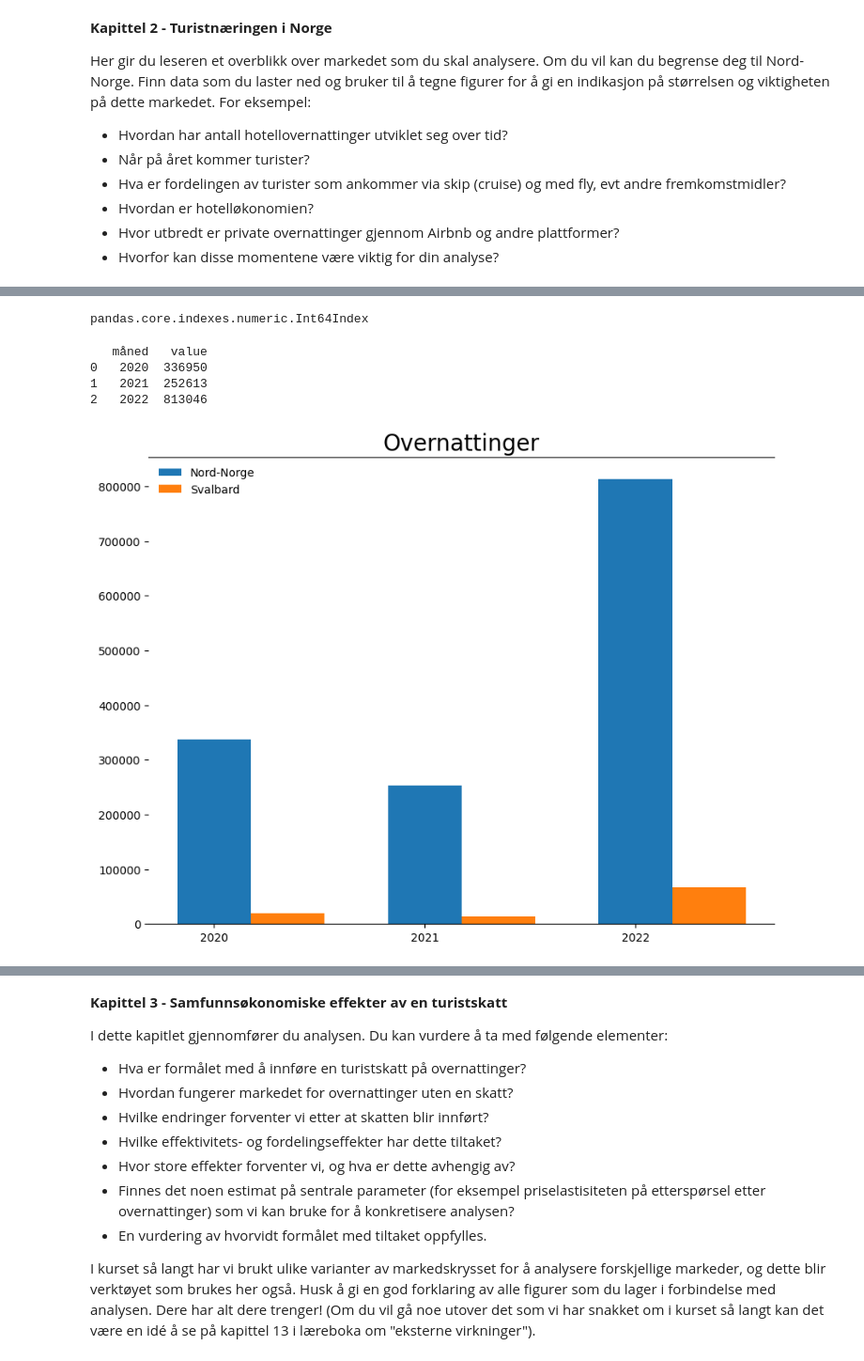
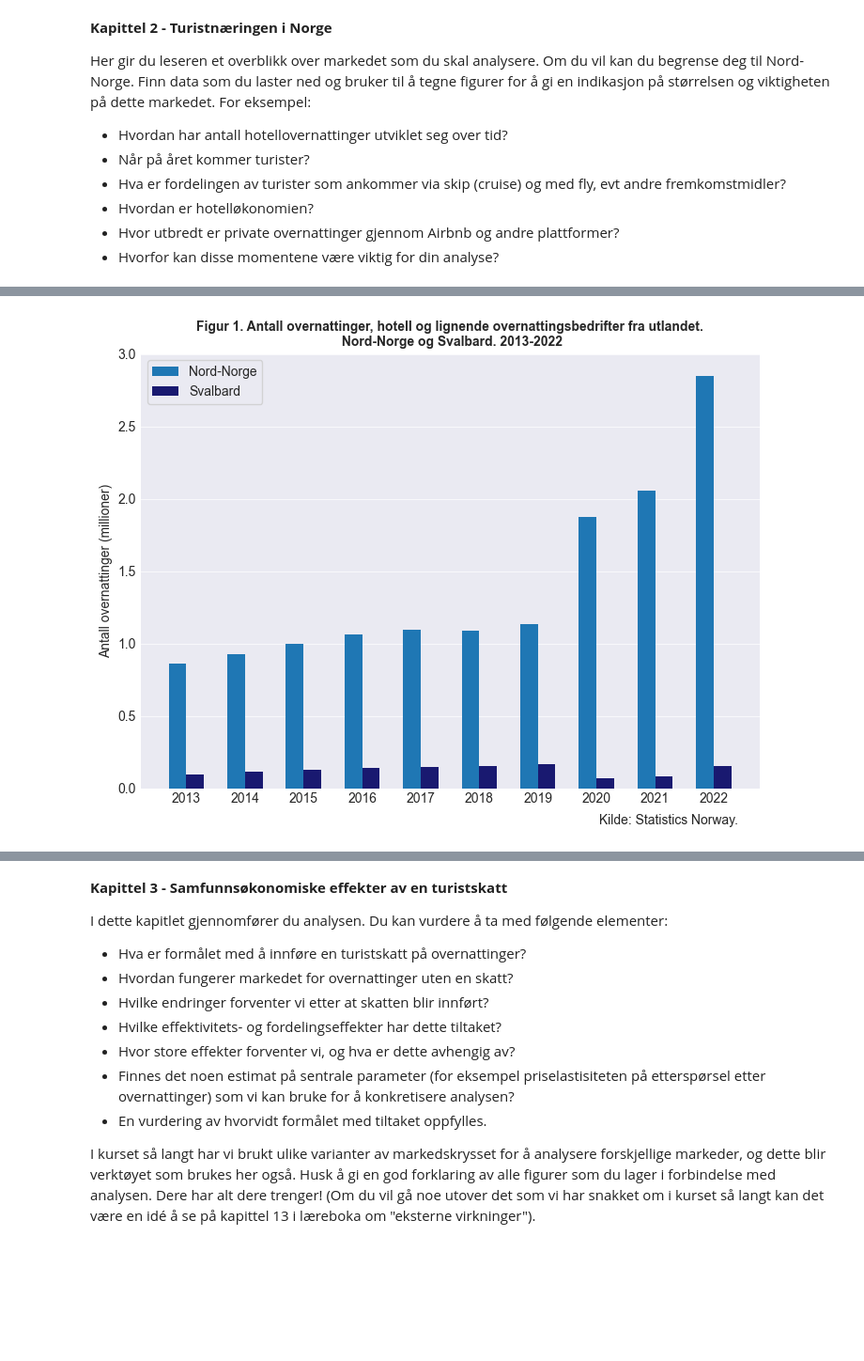
Before and after one commit to DanielFabioG/SOK-1003-og-SOK-1006, a Jupyter notebook: sok-1006/Mappeoppgaver/Mikro_V2023_1006.ipynb, the cells around one changed output, grey strips where cells are left out. Shown: that part at 94% size. Saved outputs shown, nothing was run; the diff lists cells and outputs as text; code cells hidden in the pictures; blank space fills up the shorter version.

Commit message:
new figure

```diff
--- a/sok-1006/Mappeoppgaver/Mikro_V2023_1006.ipynb
+++ b/sok-1006/Mappeoppgaver/Mikro_V2023_1006.ipynb
@@ -238,8 +242,0 @@ nord_norge_df
-# %%
-nord_norge_df= nord_norge_df.copy()
-
-nord_norge_df['måned'] = pd.to_datetime(nord_norge_df['måned'], format='%Y-%m')
-
-type(nord_norge_df.index)
-# %% [output]
-pandas.core.indexes.numeric.Int64Index
@@ -251,27 +242,0 @@ nord_norge_df = nord_norge_df.groupby(nord_norge_df['måned'].dt.year).agg({
-# %%
-nord_norge_df=nord_norge_df.reset_index()
-print(nord_norge_df)
-# %% [output]
-   måned   value
-0   2020  336950
-1   2021  252613
-2   2022  813046
-# %%
-x=nord_norge_df['måned'].astype("string") ## Read as string
-y=nord_norge_df['value']
-fig, ax = plt.subplots(figsize=(10, 7.5))
-
-# Calculate the width of each bar
-width = 0.35
-
-# Plot the first set of bars
-ax.bar(x, y, width=width, label='Nord-Norge')
-# Plot the second set of bars shifted to the right
-ax.bar(svalbard_df.index + width, svalbard_df['value'], width=width, label='Svalbard')
-
-ax.set_title('Overnattinger', fontsize=20)
-ax.spines['left'].set_color('none')
-ax.spines['right'].set_color('none')
-ax.legend(loc='best', frameon=False);
-# %% [output]
-[figure, removed]
@@ -277,0 +285,41 @@ ax.legend(loc='best', frameon=False);
+# %%
+# Setting the style for the plots
+plt.style.use('seaborn-v0_8-dark')
+# Plotting the data
+fig, ax = plt.subplots(figsize=(8.5, 6))
+
+# Calculating the width of the bars, for this plot and future plots
+width = 0.3
+
+# np.arange to create the x-axis years
+x_p = np.arange(len(nord_norge_df['måned']))
+
+# For loop to create the x-axis years for the second bar
+x_d = [x + width for x in x_p]
+
+# Plotting first bar, have to use .astype string to convert the date to string so it doesnt give decimals in year
+ax.bar(x_p,nord_norge_df['value'], width=width, label='Nord-Norge', color='#1f77b4') # have to put width=width to make sure the bars are next to each other
+
+# Plot the second bar
+ax.bar(x_d, svalbard_df['value'], width=width, label='Svalbard', color='midnightblue')
+
+# Calculating the position of the tick labels to make the plot centered
+ticks_pos = x_p + width/2
+# Setting the x_ticks to the position of the tick labels
+ax.set_xticks(ticks_pos)
+# Setting label for the x_ticks
+ax.set_xticklabels(nord_norge_df['måned'].astype("string"))
+# Set the title and labels
+ax.set_title('Figur 1. Antall overnattinger, hotell og lignende overnattingsbedrifter fra utlandet.\n Nord-Norge og Svalbard. 2013-2022', fontsize=10, fontweight='bold')
+# Setting the text for the y-axis
+ax.set_ylabel('Antall overnattinger (millioner)', fontsize=10)
+# Fixing the grid
+ax.grid(axis='y', alpha=0.7)
+# Setting the y-axis limit
+ax.axes.set_ylim([0, 3])
+# caption
+ax.text(7.2, -0.25, 'Kilde: Statistics Norway.', fontsize=10)
+#  Showing legend
+ax.legend(loc='best', frameon=True);
+# %% [output]
+[figure, added]
```
Also changed, not shown: parts of 17 cells of this notebook.
